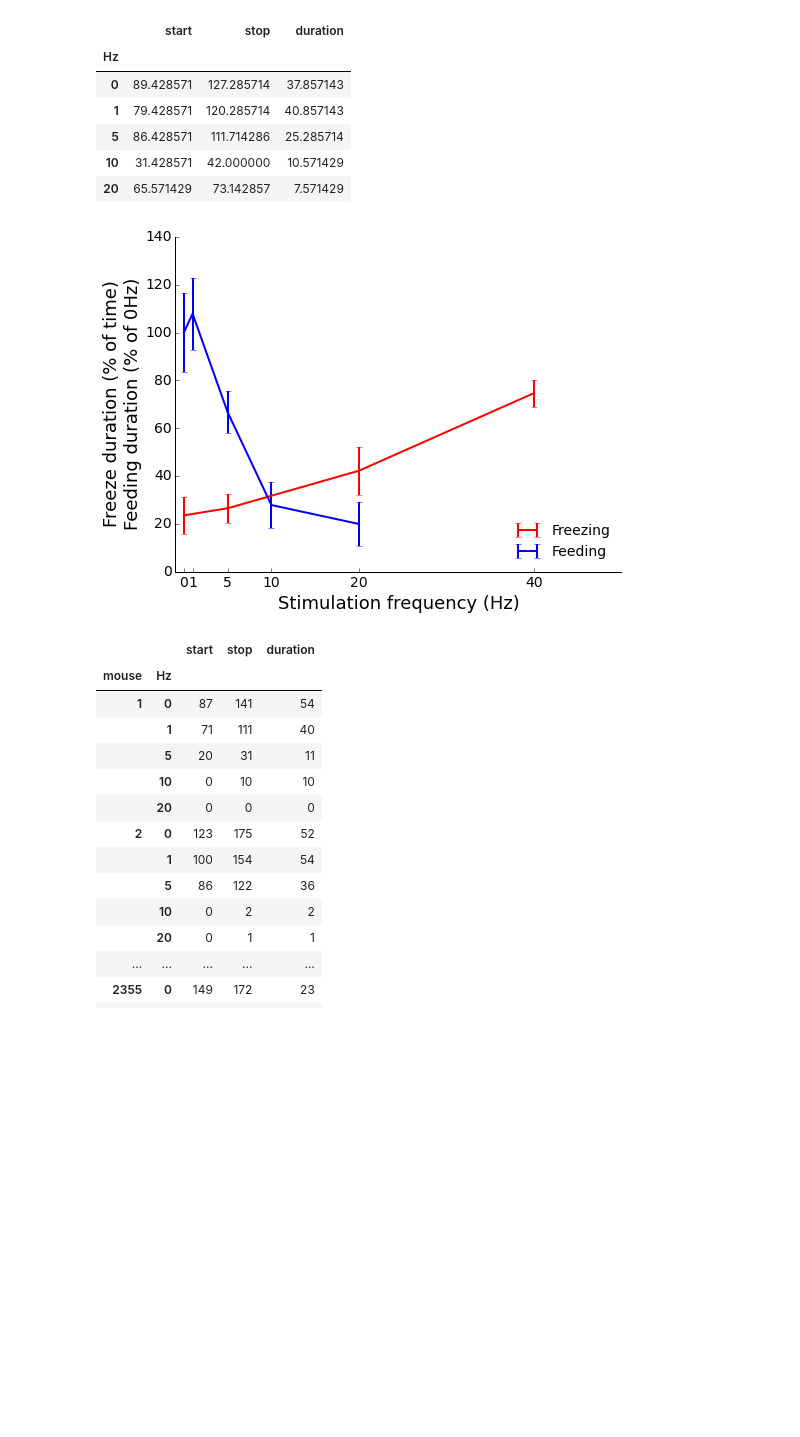
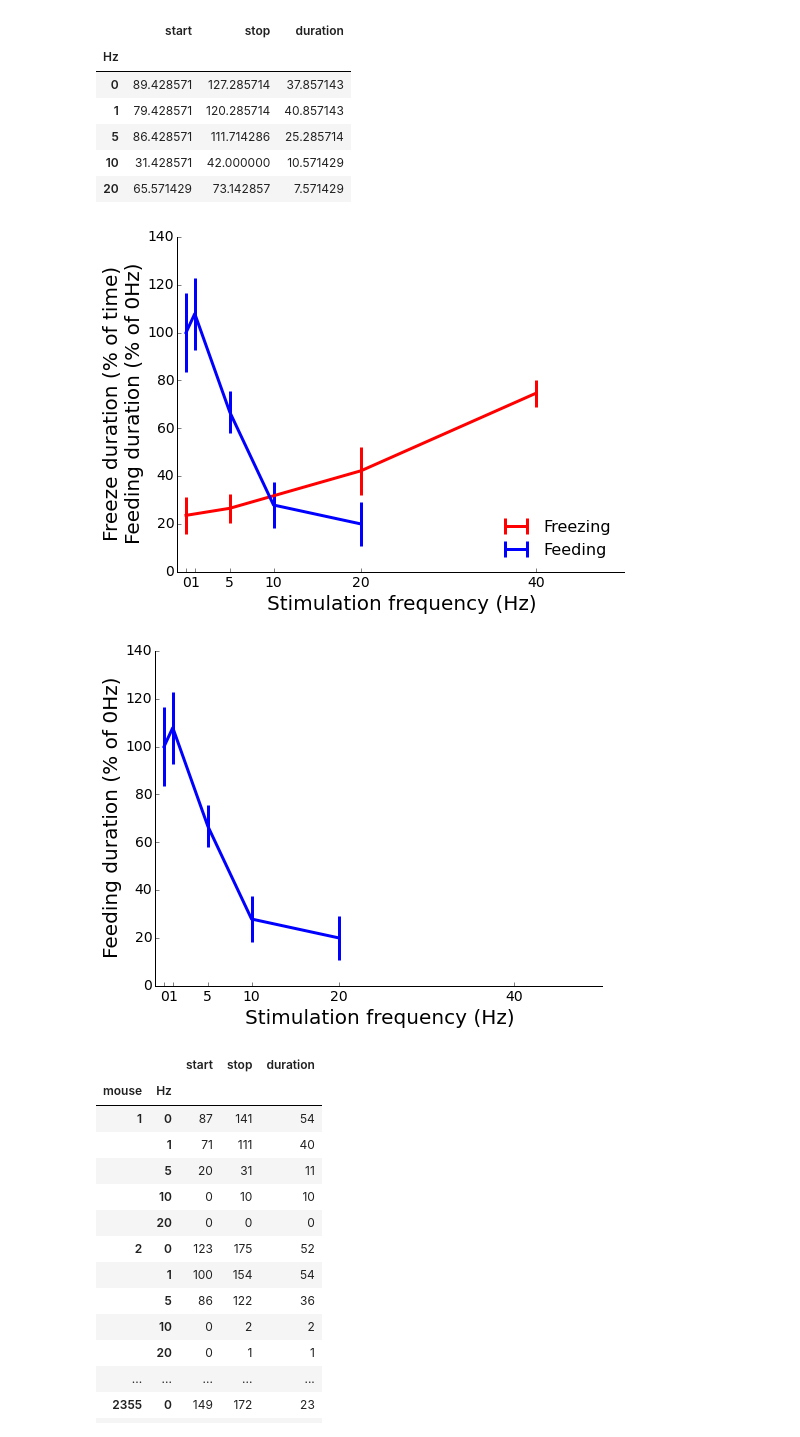
Before and after one commit to map222/MPNeuro, a Jupyter notebook: CalcRL Freezing behaviour.ipynb, the cells around one changed output. Saved outputs shown, nothing was run; the diff lists cells and outputs as text; code cells hidden in the pictures; blank space fills up the shorter version.

```diff
--- a/CalcRL Freezing behaviour.ipynb
+++ b/CalcRL Freezing behaviour.ipynb
@@ -194,27 +196,42 @@ fig, ax = plt.subplots(1, figsize=[8, 6])
 freeze_indices = np.array([0,  5, 20, 40])
 freq_means = np.array([test_0Hz_mean[0], test_5Hz_mean[0], test_20Hz_mean[0], test_40Hz_mean[0]] )/ 60
 freq_stes = np.array([test_0Hz_ste[0],  test_5Hz_ste[0], test_20Hz_ste[0], test_40Hz_ste[0]] ) / 60
-lw = 2
-plt.errorbar(freeze_indices,  100 *freq_means,  100 *freq_stes, linewidth=lw, label = 'Freezing', color = 'r')
+plt.errorbar(freeze_indices,  100 *freq_means,  100 *freq_stes, linewidth=lw, label = 'Freezing', color = 'r', capsize = 0)
 
 feed_indices = np.array([0, 1, 5, 10, 20])
 max_duration =  mean_mouse_feed_df['duration'][0]
 plt.errorbar(feed_indices, 100 *mean_mouse_feed_df['duration'] / max_duration,
               100 *std_mouse_feed_df['duration'] / (max_duration * np.sqrt(NUM_MICE_FEED)),
-            label = 'Feeding', linewidth = lw, color = 'b')
+            label = 'Feeding', linewidth = lw, color = 'b', capsize = 0)
 plt.xlim([-1, 50])
 plt.ylim([0, 140])
 
-fs = 18
 plt.ylabel('Freeze duration (% of time)\nFeeding duration (% of 0Hz)', fontsize = fs)
 plt.xlabel('Stimulation frequency (Hz)', fontsize = fs)
 plt.xticks([0,1,5,10,20,40])
-from MPNeuro.plotting import prettify_axes
 prettify_axes(plt.gca())
 plt.legend(loc='lower right', frameon=False, fontsize = fs-4);
 fig.savefig('CalcRL Freezing vs Feeding.png');
 # %% [output]
-[figure, old version]
+[figure, new version]
+# %%
+fig, ax = plt.subplots(1, figsize=[8, 6])
+feed_indices = np.array([0, 1, 5, 10, 20])
+max_duration =  mean_mouse_feed_df['duration'][0]
+plt.errorbar(feed_indices, 100 *mean_mouse_feed_df['duration'] / max_duration,
+              100 *std_mouse_feed_df['duration'] / (max_duration * np.sqrt(NUM_MICE_FEED)),
+            label = 'Feeding', linewidth = lw, color = 'b', capsize = 0)
+plt.xlim([-1, 50])
+plt.ylim([0, 140])
+
+plt.ylabel('Feeding duration (% of 0Hz)', fontsize = fs)
+plt.xlabel('Stimulation frequency (Hz)', fontsize = fs)
+plt.xticks([0,1,5,10,20,40])
+prettify_axes(plt.gca())
+#plt.legend(loc='lower right', frameon=False, fontsize = fs-4);
+fig.savefig('CalcRL Freezing vs Feeding.png');
+# %% [output]
+[figure, added]
 # %%
 sum_feed_df
 # %% [output]
```
Also changed, not shown: parts of 5 cells of this notebook, 3 other files.
